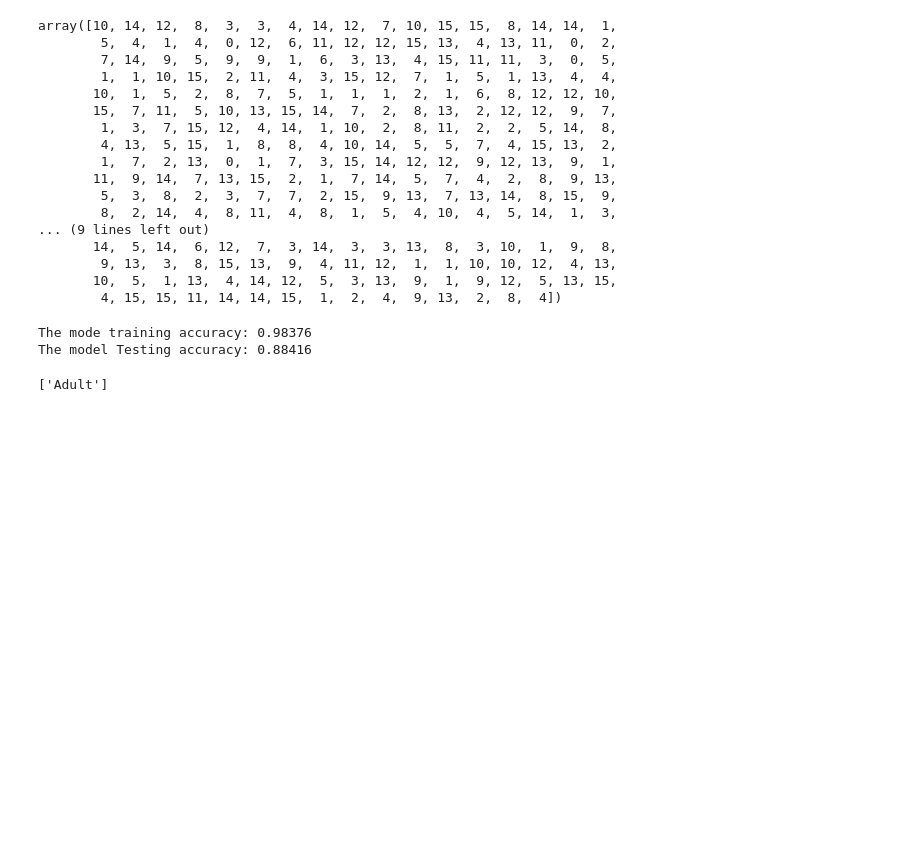
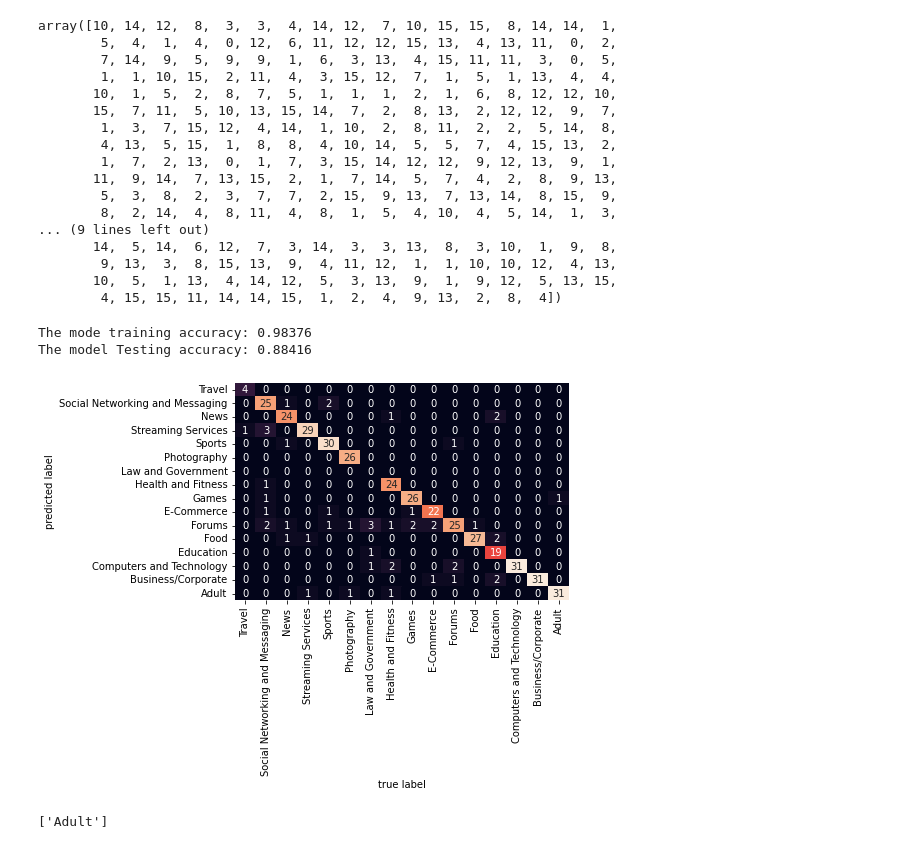
Before and after one commit to KithusshandR/ML_Assignment2_IT19029832_IT19241760_IT19121802, a Jupyter notebook: ML_Assignment02.ipynb, the cells around one changed output. Drawn from its saved outputs; the diff is of its cells as text; code cells hidden in the pictures; blank space fills up the shorter version.

Commit message:
print the matrix

```diff
--- a/ML_Assignment02.ipynb
+++ b/ML_Assignment02.ipynb
@@ -100,6 +108,7 @@ lemmartizer = WordNetLemmatizer()
 #create a function to tokenize the words and use lemmartizer to lemmatize the word
 def tokenize(text):
   #lemmatize the words
+  text = text.lower()
   text = lemmartizer.lemmatize(text)
   #create the text into word tokens
   tokens = nltk.word_tokenize(text)
@@ -261,3 +273,19 @@ The model Testing accuracy: 0.88416
+# %%
+from sklearn.metrics import confusion_matrix
+import matplotlib.pyplot as plt
+import seaborn as sns
+
+confusion_matrix(y_test, model.predict(X_test))
+
+
+sns.heatmap(confusion_matrix(y_test, model.predict(X_test)).T, square=False, annot=True, fmt='d', cbar=False
+            ,xticklabels=dataset.Category.unique(),
+            yticklabels=dataset.Category.unique()
+           )
+plt.xlabel('true label')
+plt.ylabel('predicted label');
+# %% [output]
+[figure, added]
 # %%
 #Test the created model
 import numpy as np
```
Also changed, not shown: parts of 2 cells of this notebook.
